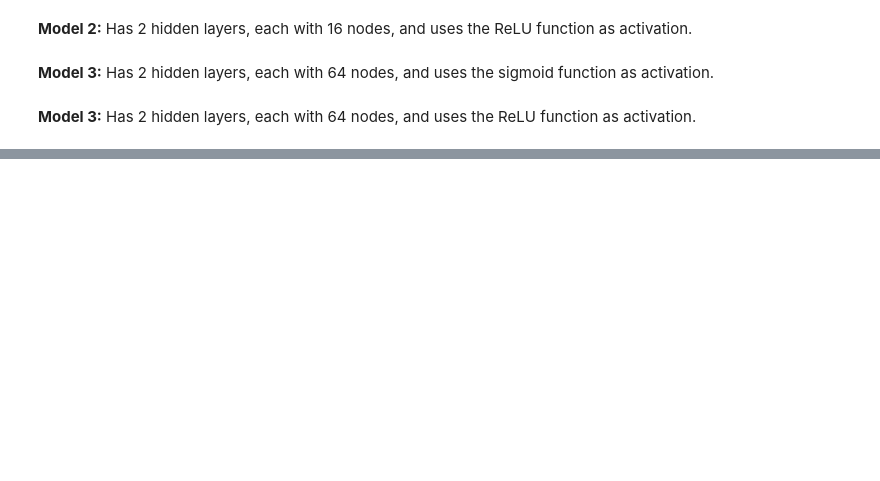
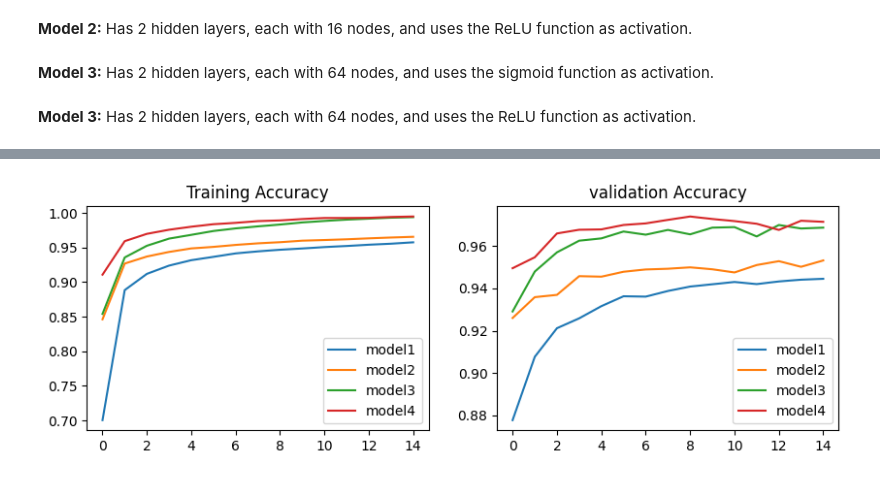
Before and after one commit to AdiXjaiswal/Handwritten-Digit-Recognition, a Jupyter notebook: HandwrittenDigitRecognition.ipynb, the cells around one changed output, grey strips where cells are left out. Saved outputs shown, nothing was run; the diff lists cells and outputs as text; code cells hidden in the pictures; blank space fills up the shorter version.

Commit message:
Model trained and evaluated for 15 epochs.

```diff
--- a/HandwrittenDigitRecognition.ipynb
+++ b/HandwrittenDigitRecognition.ipynb
@@ -75,0 +76,2 @@ model4.compile(optimizer="adam", loss="sparse_categorical_crossenotropy", metric
+# %%
+hist_model1=model1.fit(x_train,y_train,batch_size=32,epochs=15,verbose=1,validation_split=0.2)
@@ -75,0 +103,2 @@ model4.compile(optimizer="adam", loss="sparse_categorical_crossenotropy", metric
+# %%
+hist_model2=model2.fit(x_train,y_train,batch_size=32, epochs=15, verbose=1,validation_split=0.2)
@@ -75,0 +123,2 @@ model4.compile(optimizer="adam", loss="sparse_categorical_crossenotropy", metric
+# %%
+hist_model3=model3.fit(x_train,y_train,batch_size=32,epochs=15,verbose=1,validation_split=0.2)
@@ -75,0 +143,2 @@ model4.compile(optimizer="adam", loss="sparse_categorical_crossenotropy", metric
+# %%
+hist_model4=model4.fit(x_train,y_train,batch_size=32,epochs=15,verbose=1,validation_split=0.2)
@@ -75,0 +187,20 @@ model4.compile(optimizer="adam", loss="sparse_categorical_crossenotropy", metric
+# %%
+fig,axs=plt.subplots(nrows=1, ncols=2, figsize=(10,3))
+axs[0].set_title("Training Accuracy")
+axs[0].plot(hist_model1.history["accuracy"],label="model1")
+axs[0].plot(hist_model2.history["accuracy"],label="model2")
+axs[0].plot(hist_model3.history["accuracy"],label="model3")
+axs[0].plot(hist_model4.history["accuracy"],label="model4")
+axs[0].legend()
+
+axs[1].plot(hist_model1.history["val_accuracy"],label="model1")
+axs[1].plot(hist_model2.history["val_accuracy"],label="model2")
+axs[1].plot(hist_model3.history["val_accuracy"],label="model3")
+axs[1].plot(hist_model4.history["val_accuracy"],label="model4")
+axs[1].legend()
+axs[1].set_title("validation Accuracy")
+
+# plt.tight_layout()
+plt.show()
+# %% [output]
+[figure, added]
```
Also changed, not shown: parts of 17 cells of this notebook.
